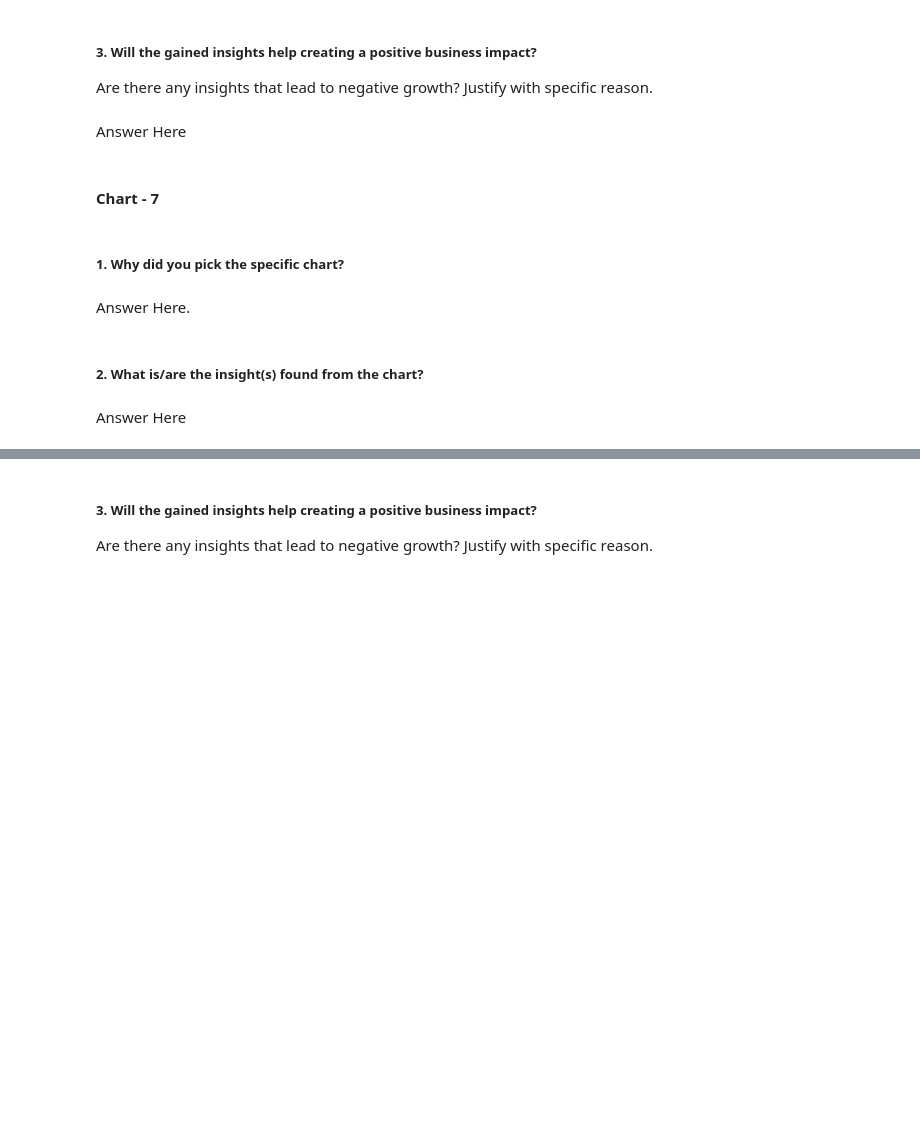
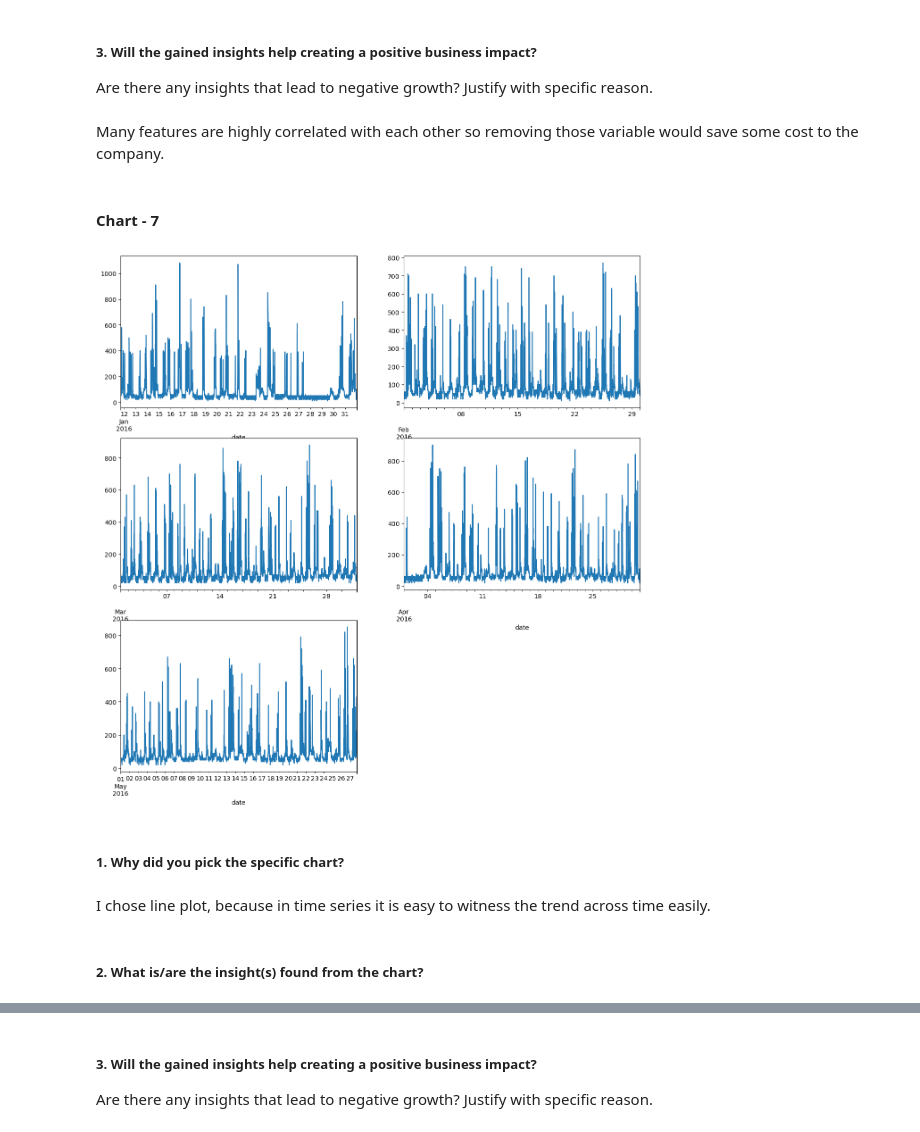
Before and after one commit to balaji-89/ApplianceEnergyPrediction, a Jupyter notebook: Solution/appliance_energy_EDA.ipynb, the cells around one changed output, grey strips where cells are left out. Drawn from its saved outputs; the diff is of its cells as text; code cells hidden in the pictures; blank space fills up the shorter version.

```diff
--- a/Solution/appliance_energy_EDA.ipynb
+++ b/Solution/appliance_energy_EDA.ipynb
@@ -372,7 +396,7 @@ Answer Here
 # %% [markdown]
 ##### 3. Will the gained insights help creating a positive business impact?
 Are there any insights that lead to negative growth? Justify with specific reason.
-# %% [markdown]
-Answer Here
+# %% [markdown]
+Many features are highly correlated with each other so removing those variable would save some cost to the company.
 # %% [markdown]
 #### Chart - 7
@@ -383,8 +403,15 @@ Answer Here
+# %%
+# Chart - 7 visualization code
+
+#Creating plot for date vs appliance consumption for different months separately
+for mon in [1,2,3,4,5]:
+    plt.subplot(3,2,mon)
+    df[df.index.month == mon]['appliances'].plot(figsize= (15,15))
+# %% [output]
+[figure, added]
 # %% [markdown]
 ##### 1. Why did you pick the specific chart?
-# %% [markdown]
-Answer Here.
+# %% [markdown]
+I chose line plot, because in time series it is easy to witness the trend across time easily.
 # %% [markdown]
 ##### 2. What is/are the insight(s) found from the chart?
-# %% [markdown]
-Answer Here
```
Also changed, not shown: parts of 112 cells of this notebook.
